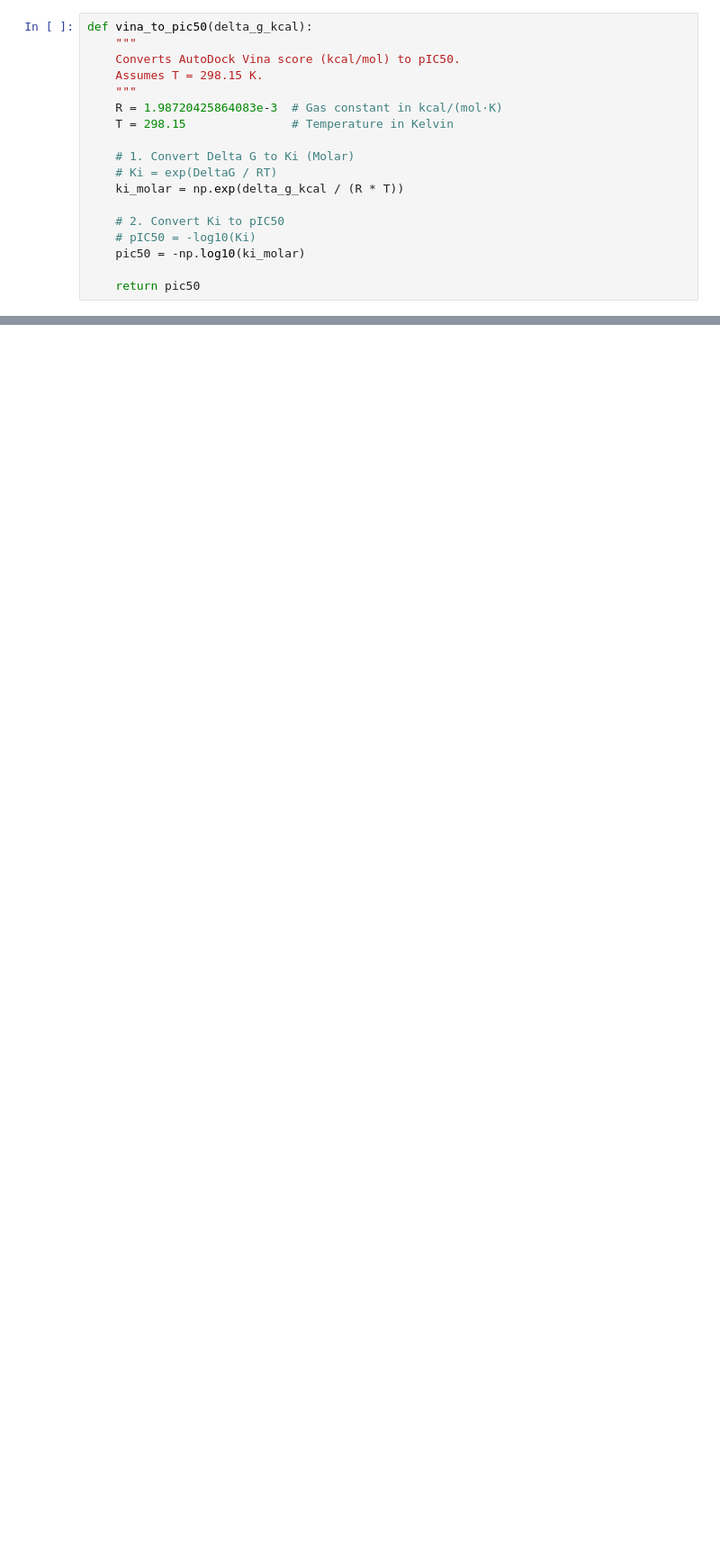
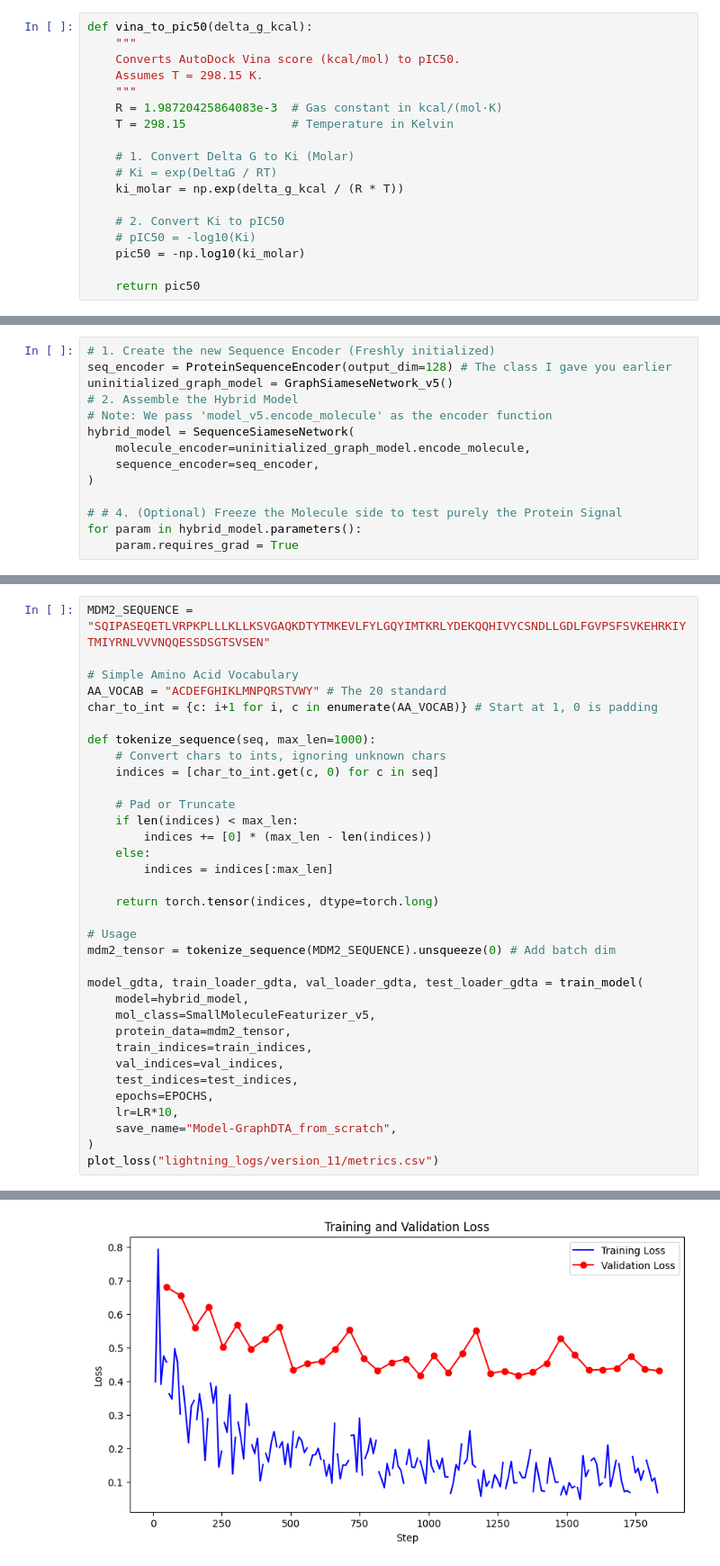
Before and after one commit to Djtrainer/cancer_research, a Jupyter notebook: notebooks/mdm2_breaker_model_eda.ipynb, the cells around one changed output, grey strips where cells are left out. Shown at 90% size. Cells and saved outputs as stored; diff of their text form; blank space fills up the shorter version.

```diff
--- a/notebooks/mdm2_breaker_model_eda.ipynb
+++ b/notebooks/mdm2_breaker_model_eda.ipynb
@@ -1074,0 +1094,14 @@ plt.show()
+# %%
+# 1. Create the new Sequence Encoder (Freshly initialized)
+seq_encoder = ProteinSequenceEncoder(output_dim=128) # The class I gave you earlier
+uninitialized_graph_model = GraphSiameseNetwork_v5()
+# 2. Assemble the Hybrid Model
+# Note: We pass 'model_v5.encode_molecule' as the encoder function
+hybrid_model = SequenceSiameseNetwork(
+    molecule_encoder=uninitialized_graph_model.encode_molecule,
+    sequence_encoder=seq_encoder,
+)
+
+# # 4. (Optional) Freeze the Molecule side to test purely the Protein Signal
+for param in hybrid_model.parameters():
+    param.requires_grad = True
@@ -1074,0 +1131,35 @@ plt.show()
+# %%
+MDM2_SEQUENCE = "SQIPASEQETLVRPKPLLLKLLKSVGAQKDTYTMKEVLFYLGQYIMTKRLYDEKQQHIVYCSNDLLGDLFGVPSFSVKEHRKIYTMIYRNLVVVNQQESSDSGTSVSEN"
+
+# Simple Amino Acid Vocabulary
+AA_VOCAB = "ACDEFGHIKLMNPQRSTVWY" # The 20 standard
+char_to_int = {c: i+1 for i, c in enumerate(AA_VOCAB)} # Start at 1, 0 is padding
+
+def tokenize_sequence(seq, max_len=1000):
+    # Convert chars to ints, ignoring unknown chars
+    indices = [char_to_int.get(c, 0) for c in seq]
+
+    # Pad or Truncate
+    if len(indices) < max_len:
+        indices += [0] * (max_len - len(indices))
+    else:
+        indices = indices[:max_len]
+
+    return torch.tensor(indices, dtype=torch.long)
+
+# Usage
+mdm2_tensor = tokenize_sequence(MDM2_SEQUENCE).unsqueeze(0) # Add batch dim
+
+model_gdta, train_loader_gdta, val_loader_gdta, test_loader_gdta = train_model(
+    model=hybrid_model,
+    mol_class=SmallMoleculeFeaturizer_v5,
+    protein_data=mdm2_tensor,
+    train_indices=train_indices,
+    val_indices=val_indices,
+    test_indices=test_indices,
+    epochs=EPOCHS,
+    lr=LR*10,
+    save_name="Model-GraphDTA_from_scratch",
+)
+plot_loss("lightning_logs/version_11/metrics.csv")
+# %% [output]
@@ -1074,0 +1184 @@ plt.show()
+[figure, added]
```
Also changed, not shown: parts of 16 cells of this notebook, 6 other files.
